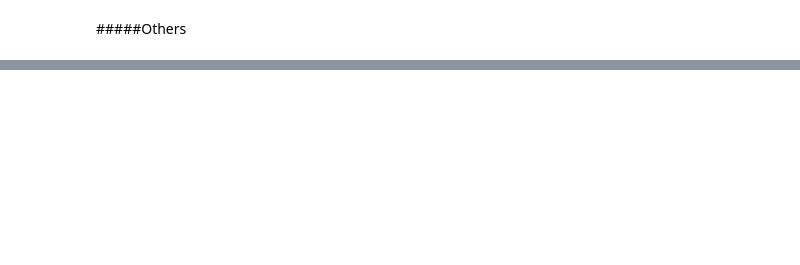
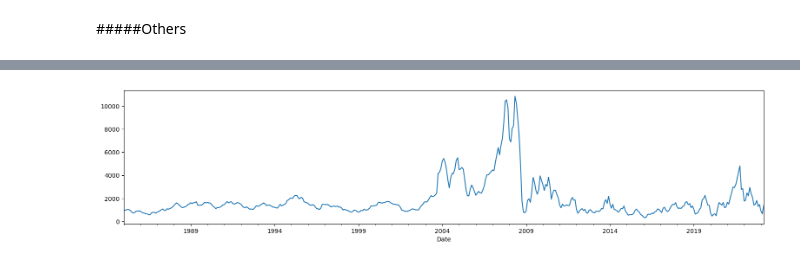
Before and after one commit to abaskon/Thesis, a Jupyter notebook: GPR_DBI_VAR_analysis.ipynb, the cells around one changed output, grey strips where cells are left out. Drawn from its saved outputs; the diff is of its cells as text; code cells hidden in the pictures; blank space fills up the shorter version.

```diff
--- a/GPR_DBI_VAR_analysis.ipynb
+++ b/GPR_DBI_VAR_analysis.ipynb
@@ -199,0 +194,14 @@ rolling_mean = rolling_mean.fillna(0)
+# %%
+
+# Resample the data to monthly frequency and calculate the average
+DBIM = DBI.resample('M').mean()
+
+# Generate the desired dates for each month
+start_date = DBIM.index[0].replace(day=1)
+end_date = DBIM.index[-1]
+monthly_dates = pd.date_range(start=start_date, end=end_date, freq='MS').strftime('%Y-%m-%d')
+
+# Update the index with the monthly dates
+DBIM.index = monthly_dates
+# %%
+DBIM.index = pd.to_datetime(DBIM.index)
@@ -199,0 +222,3 @@ rolling_mean = rolling_mean.fillna(0)
+# %%
+GPRE.set_index('Date', inplace=True)
+GPRE.head(3)
@@ -199,0 +234,3 @@ rolling_mean = rolling_mean.fillna(0)
+# %%
+DATA = pd.merge(DBIM, GPRE, left_index=True, right_index=True)
+DATA = DATA.rename_axis('Date')
@@ -199,0 +328,5 @@ rolling_mean = rolling_mean.fillna(0)
+# %%
+DATA['Price'].plot(figsize=(19, 4))
+plt.show()
+# %% [output]
+[figure, added]
```
Also changed, not shown: parts of 47 cells of this notebook.
